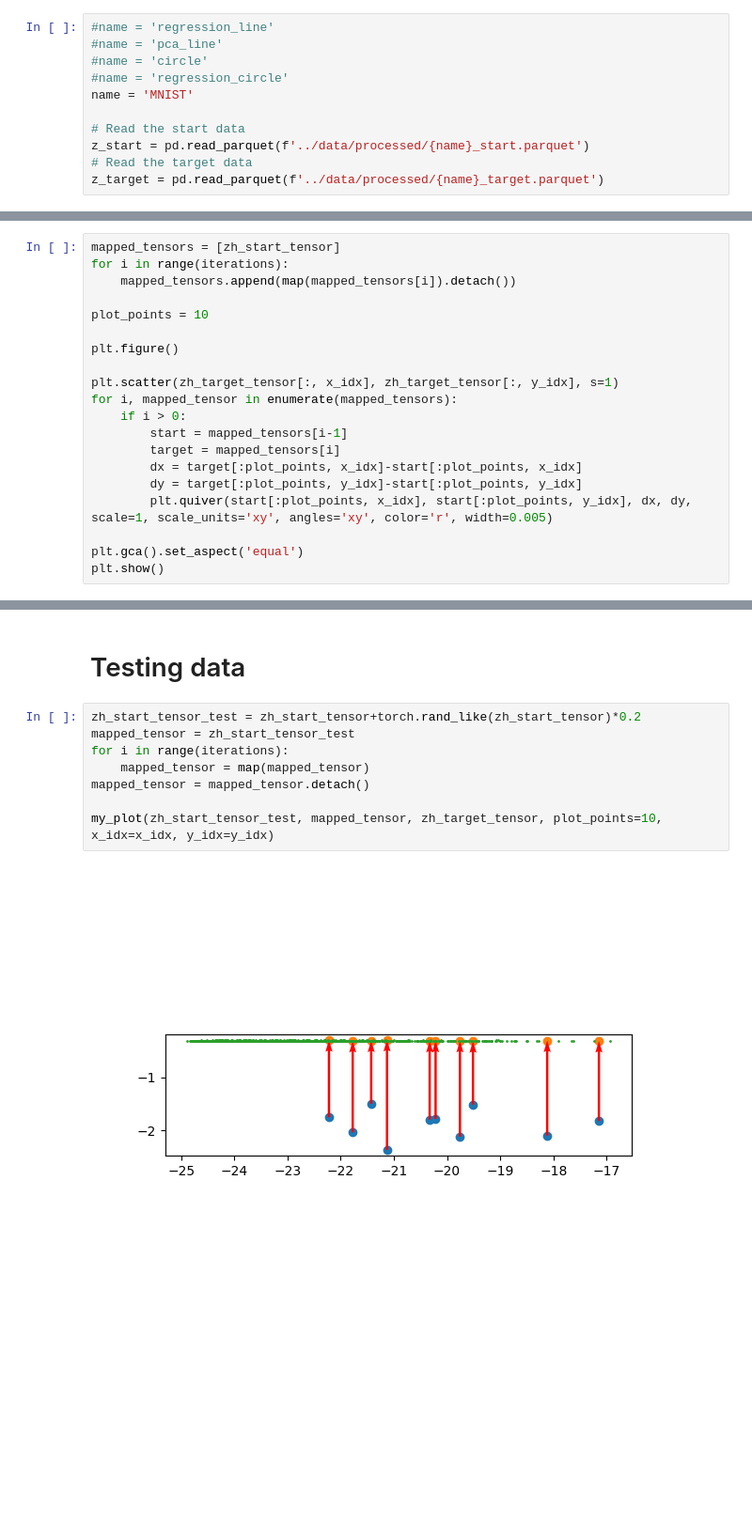
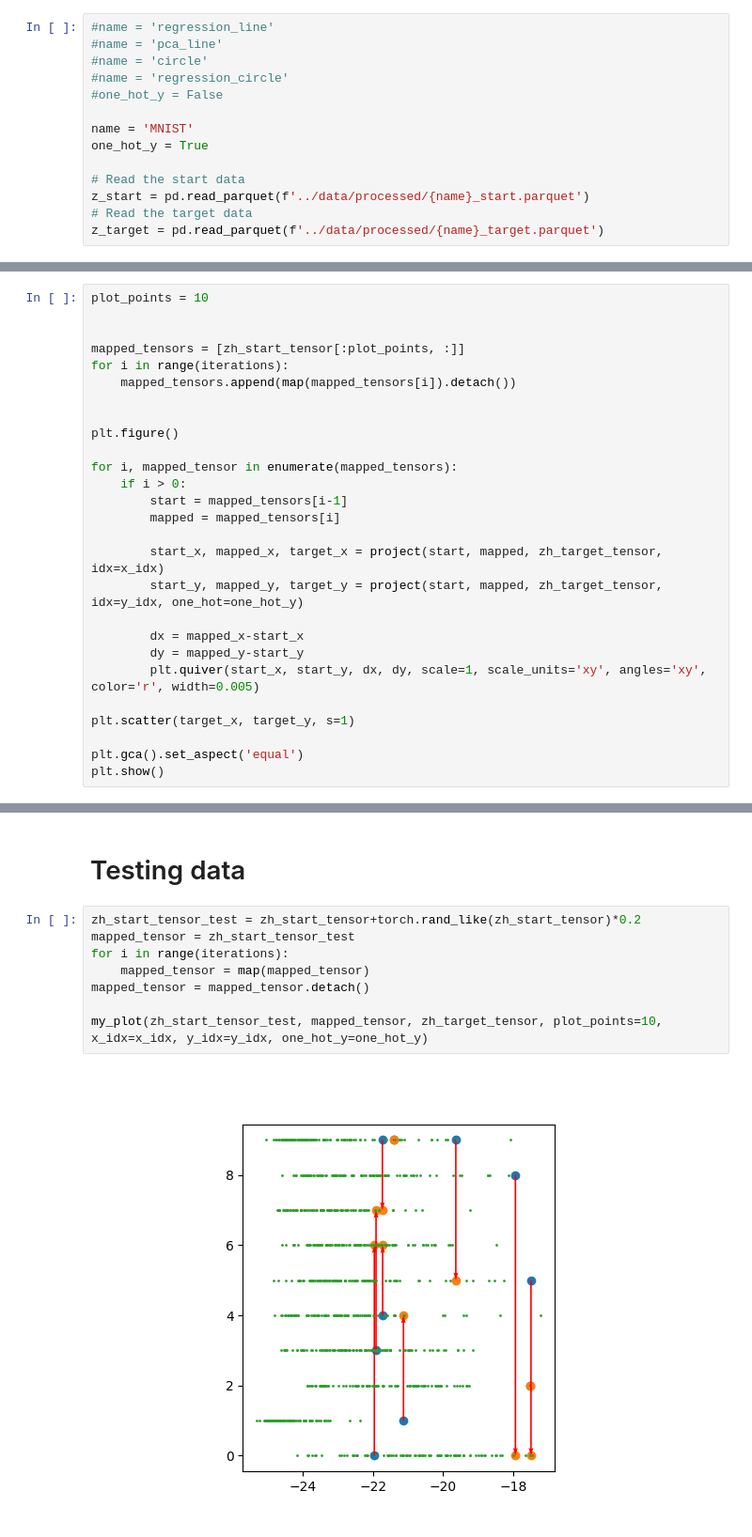
Before and after one commit to rcpaffenroth/iterativennsimple, a Jupyter notebook: notebooks/4-rcp-MLP.ipynb, the cells around one changed output, grey strips where cells are left out. Shown at 94% size. Drawn from its saved outputs; the diff is of its cells as text; blank space fills up the shorter version.

Commit message:
Fixed the MLP plotting

```diff
--- a/notebooks/4-rcp-MLP.ipynb
+++ b/notebooks/4-rcp-MLP.ipynb
@@ -51,7 +51,10 @@ def df_to_tensor(df):
 #name = 'pca_line'
 #name = 'circle'
 #name = 'regression_circle'
+#one_hot_y = False
+
 name = 'MNIST'
+one_hot_y = True
 
 # Read the start data
 z_start = pd.read_parquet(f'../data/processed/{name}_start.parquet')
@@ -249,22 +232,29 @@ my_plot(zh_start_tensor, mapped_tensor, zh_target_tensor, plot_points=10, x_idx=
 # %% [markdown]
 # Path
 # %%
-mapped_tensors = [zh_start_tensor]
+plot_points = 10
+
+
+mapped_tensors = [zh_start_tensor[:plot_points, :]]
 for i in range(iterations):
     mapped_tensors.append(map(mapped_tensors[i]).detach())
 
-plot_points = 10
 
 plt.figure()
 
-plt.scatter(zh_target_tensor[:, x_idx], zh_target_tensor[:, y_idx], s=1)
 for i, mapped_tensor in enumerate(mapped_tensors):
     if i > 0:
         start = mapped_tensors[i-1]
-        target = mapped_tensors[i]
-        dx = target[:plot_points, x_idx]-start[:plot_points, x_idx]
-        dy = target[:plot_points, y_idx]-start[:plot_points, y_idx]
-        plt.quiver(start[:plot_points, x_idx], start[:plot_points, y_idx], dx, dy, scale=1, scale_units='xy', angles='xy', color='r', width=0.005)
+        mapped = mapped_tensors[i]
+
+        start_x, mapped_x, target_x = project(start, mapped, zh_target_tensor, idx=x_idx)
+        start_y, mapped_y, target_y = project(start, mapped, zh_target_tensor, idx=y_idx, one_hot=one_hot_y)
+
+        dx = mapped_x-start_x
+        dy = mapped_y-start_y
+        plt.quiver(start_x, start_y, dx, dy, scale=1, scale_units='xy', angles='xy', color='r', width=0.005)
+
+plt.scatter(target_x, target_y, s=1)
 
 plt.gca().set_aspect('equal')
 plt.show()
@@ -276,10 +265,10 @@ ValueError: x and y must be the same size
 # %%
 zh_start_tensor_test = zh_start_tensor+torch.rand_like(zh_start_tensor)*0.2
 mapped_tensor = zh_start_tensor_test
 for i in range(iterations):
     mapped_tensor = map(mapped_tensor)
 mapped_tensor = mapped_tensor.detach()
 
-my_plot(zh_start_tensor_test, mapped_tensor, zh_target_tensor, plot_points=10, x_idx=x_idx, y_idx=y_idx)
+my_plot(zh_start_tensor_test, mapped_tensor, zh_target_tensor, plot_points=10, x_idx=x_idx, y_idx=y_idx, one_hot_y=one_hot_y)
 # %% [output]
-[figure, old version]
+[figure, new version]
```
Also changed, not shown: parts of 7 cells of this notebook, 1 other file.
